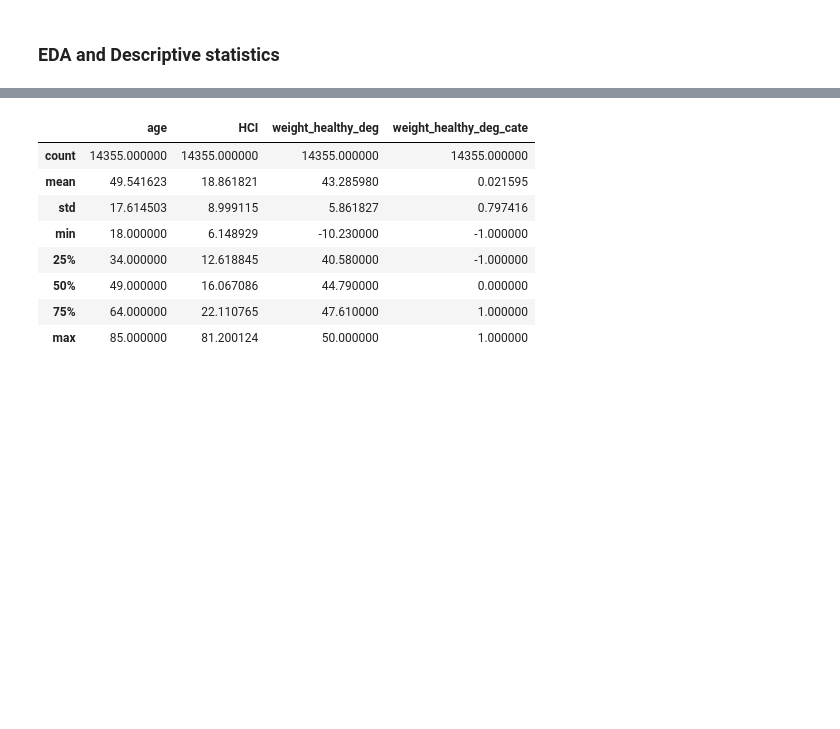
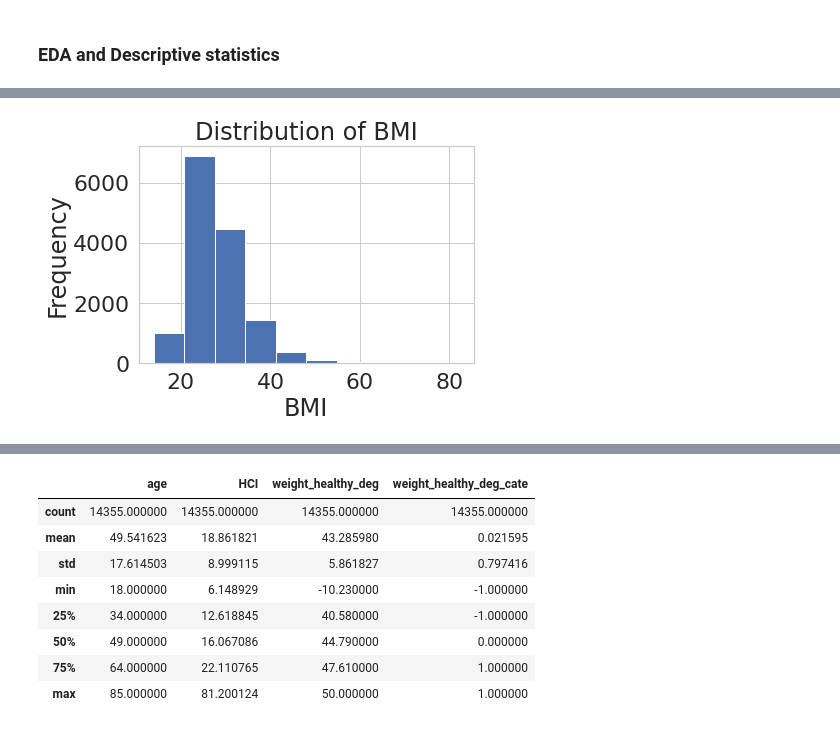
Before and after one commit to RosiePeng1/COGS108-Project, a Jupyter notebook: EDACheckpointGroup_Sp23_cogs108project.ipynb, the cells around one changed output, grey strips where cells are left out. Saved outputs shown, nothing was run; the diff lists cells and outputs as text; code cells hidden in the pictures; blank space fills up the shorter version.

```diff
--- a/EDACheckpointGroup_Sp23_cogs108project.ipynb
+++ b/EDACheckpointGroup_Sp23_cogs108project.ipynb
@@ -381,0 +392,8 @@ Carry out EDA on your dataset(s); Describe in this section
+# %%
+plt.hist(data_cl['BMI'])
+plt.xlabel('BMI')
+plt.ylabel('Frequency')
+plt.title('Distribution of BMI')
+plt.show()
+# %% [output]
+[figure, added]
```
Also changed, not shown: parts of 11 cells of this notebook.
